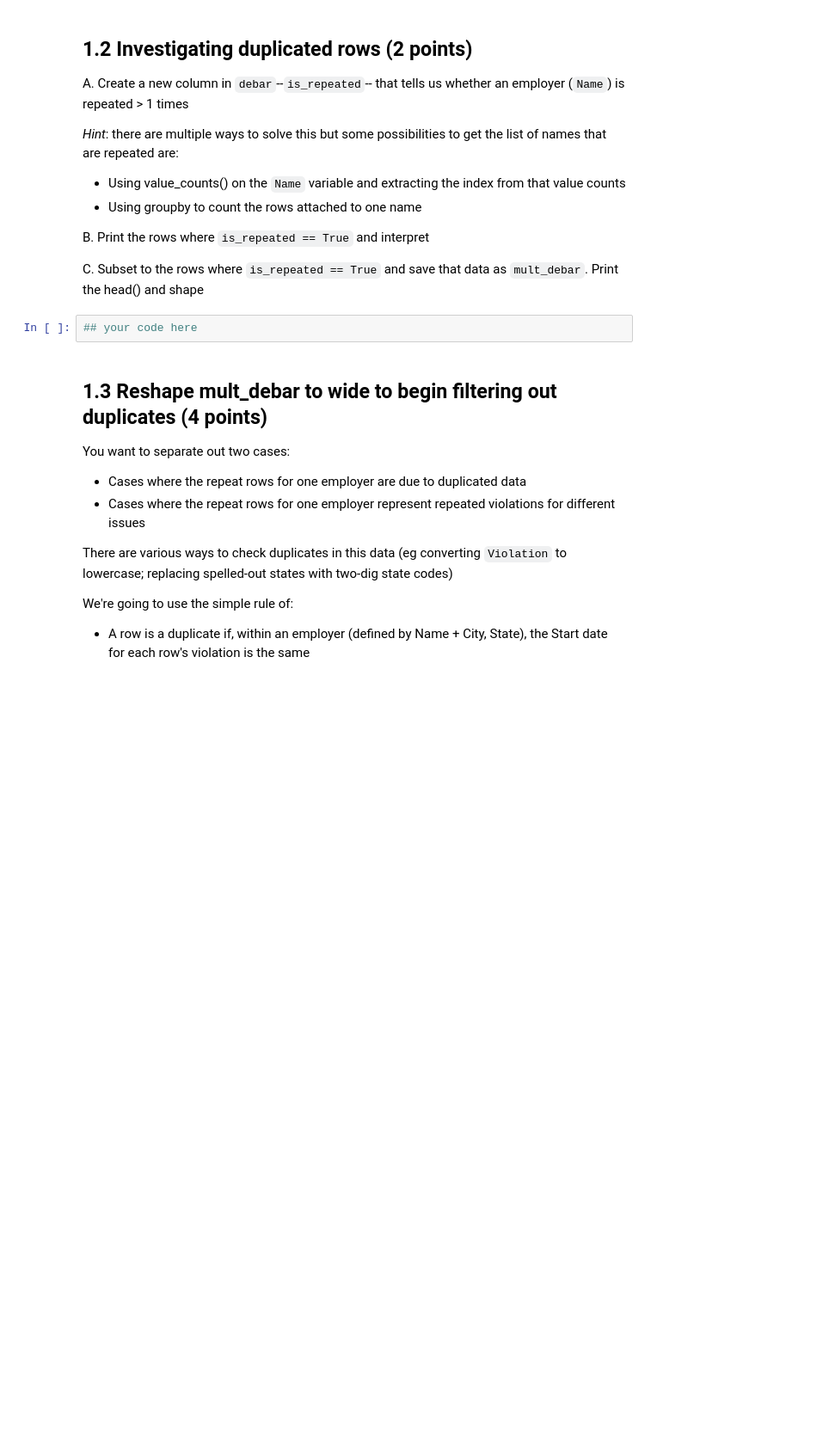
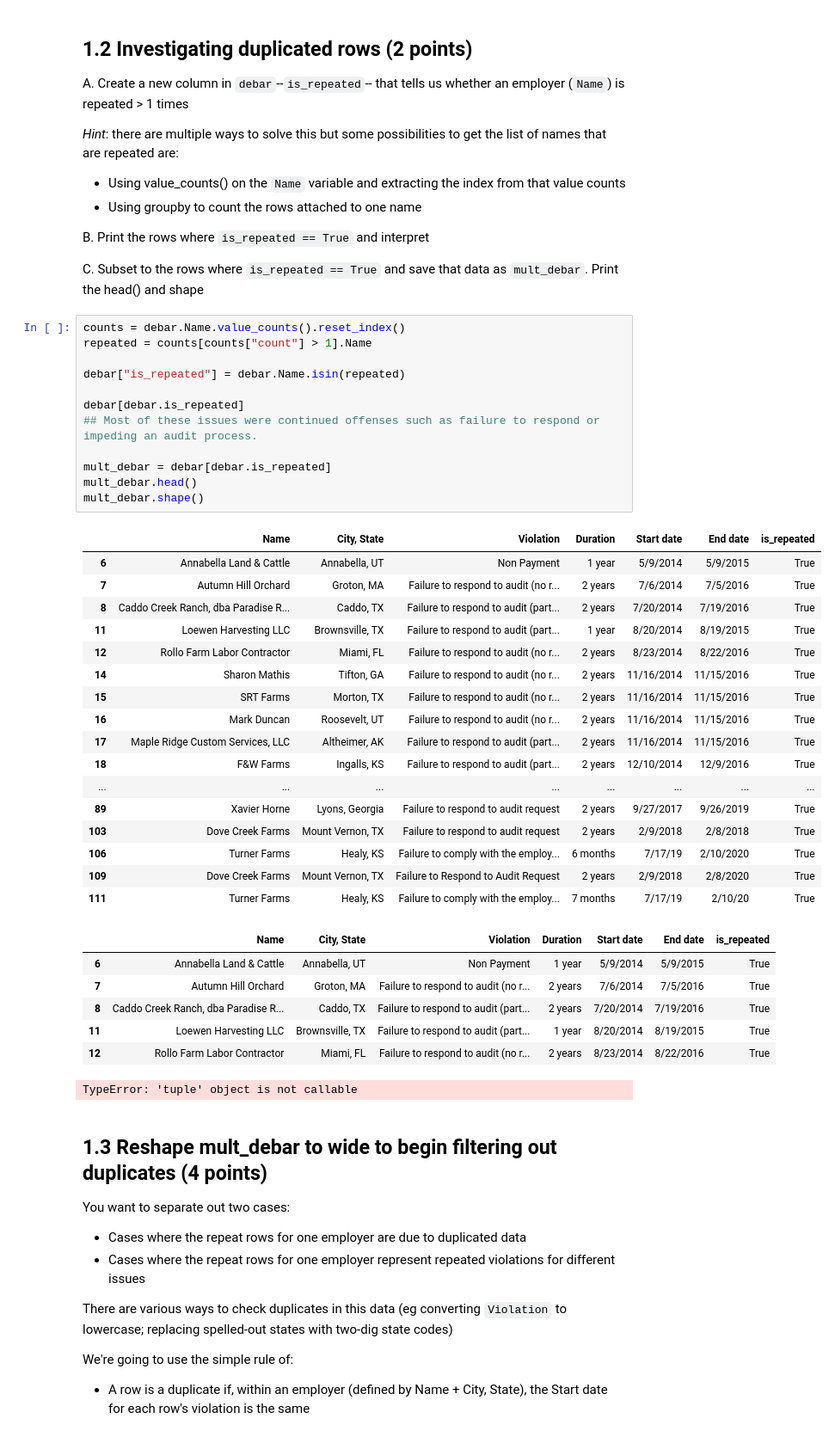
Before and after one commit to noahamidon/QSS20_PSETs, a Jupyter notebook: PSET 2/pset2_blank.ipynb, the cells around one changed output. Shown: that part at 86% size. Cells and saved outputs as stored; diff of their text form; blank space fills up the shorter version.

```diff
--- a/PSET 2/pset2_blank.ipynb
+++ b/PSET 2/pset2_blank.ipynb
@@ -69,8 +69,43 @@ A. Create a new column in `debar`--`is_repeated`-- that tells us whether an empl
 B. Print the rows where `is_repeated == True` and interpret
 
 C. Subset to the rows where `is_repeated == True` and save that data as `mult_debar`. Print the head() and shape
-# %%
-## your code here
+# %%
+counts = debar.Name.value_counts().reset_index()
+repeated = counts[counts["count"] > 1].Name
+
+debar["is_repeated"] = debar.Name.isin(repeated)
+
+debar[debar.is_repeated]
+## Most of these issues were continued offenses such as failure to respond or impeding an audit process.
+
+mult_debar = debar[debar.is_repeated]
+mult_debar.head()
+mult_debar.shape()
+# %% [output]
+|  | Name | City, State | Violation | Duration | Start date | End date | is_repeated |
+| 6 | Annabella Land & Cattle | Annabella, UT | Non Payment | 1 year | 5/9/2014 | 5/9/2015 | True |
+| 7 | Autumn Hill Orchard | Groton, MA | Failure to respond to audit (no r... | 2 years | 7/6/2014 | 7/5/2016 | True |
+| 8 | Caddo Creek Ranch, dba Paradise R... | Caddo, TX | Failure to respond to audit (part... | 2 years | 7/20/2014 | 7/19/2016 | True |
+| 11 | Loewen Harvesting LLC | Brownsville, TX | Failure to respond to audit (part... | 1 year | 8/20/2014 | 8/19/2015 | True |
+| 12 | Rollo Farm Labor Contractor | Miami, FL | Failure to respond to audit (no r... | 2 years | 8/23/2014 | 8/22/2016 | True |
+| 14 | Sharon Mathis | Tifton, GA | Failure to respond to audit (no r... | 2 years | 11/16/2014 | 11/15/2016 | True |
+| 15 | SRT Farms | Morton, TX | Failure to respond to audit (no r... | 2 years | 11/16/2014 | 11/15/2016 | True |
+| 16 | Mark Duncan | Roosevelt, UT | Failure to respond to audit (no r... | 2 years | 11/16/2014 | 11/15/2016 | True |
+| 17 | Maple Ridge Custom Services, LLC | Altheimer, AK | Failure to respond to audit (part... | 2 years | 11/16/2014 | 11/15/2016 | True |
+| 18 | F&W Farms | Ingalls, KS | Failure to respond to audit (part... | 2 years | 12/10/2014 | 12/9/2016 | True |
+| ... | ... | ... | ... | ... | ... | ... | ... |
+| 89 | Xavier Horne | Lyons, Georgia | Failure to respond to audit request | 2 years | 9/27/2017 | 9/26/2019 | True |
+| 103 | Dove Creek Farms | Mount Vernon, TX | Failure to respond to audit request | 2 years | 2/9/2018 | 2/8/2018 | True |
+| 106 | Turner Farms | Healy, KS | Failure to comply with the employ... | 6 months | 7/17/19 | 2/10/2020 | True |
+| 109 | Dove Creek Farms | Mount Vernon, TX | Failure to Respond to Audit Request | 2 years | 2/9/2018 | 2/8/2020 | True |
+| 111 | Turner Farms | Healy, KS | Failure to comply with the employ... | 7 months | 7/17/19 | 2/10/20 | True |
+|  | Name | City, State | Violation | Duration | Start date | End date | is_repeated |
+| 6 | Annabella Land & Cattle | Annabella, UT | Non Payment | 1 year | 5/9/2014 | 5/9/2015 | True |
+| 7 | Autumn Hill Orchard | Groton, MA | Failure to respond to audit (no r... | 2 years | 7/6/2014 | 7/5/2016 | True |
+| 8 | Caddo Creek Ranch, dba Paradise R... | Caddo, TX | Failure to respond to audit (part... | 2 years | 7/20/2014 | 7/19/2016 | True |
+| 11 | Loewen Harvesting LLC | Brownsville, TX | Failure to respond to audit (part... | 1 year | 8/20/2014 | 8/19/2015 | True |
+| 12 | Rollo Farm Labor Contractor | Miami, FL | Failure to respond to audit (no r... | 2 years | 8/23/2014 | 8/22/2016 | True |
+TypeError: 'tuple' object is not callable
 # %% [markdown]
 ## 1.3 Reshape mult_debar to wide to begin filtering out duplicates (4 points)
 
```
Also changed, not shown: parts of 1 cell of this notebook.
